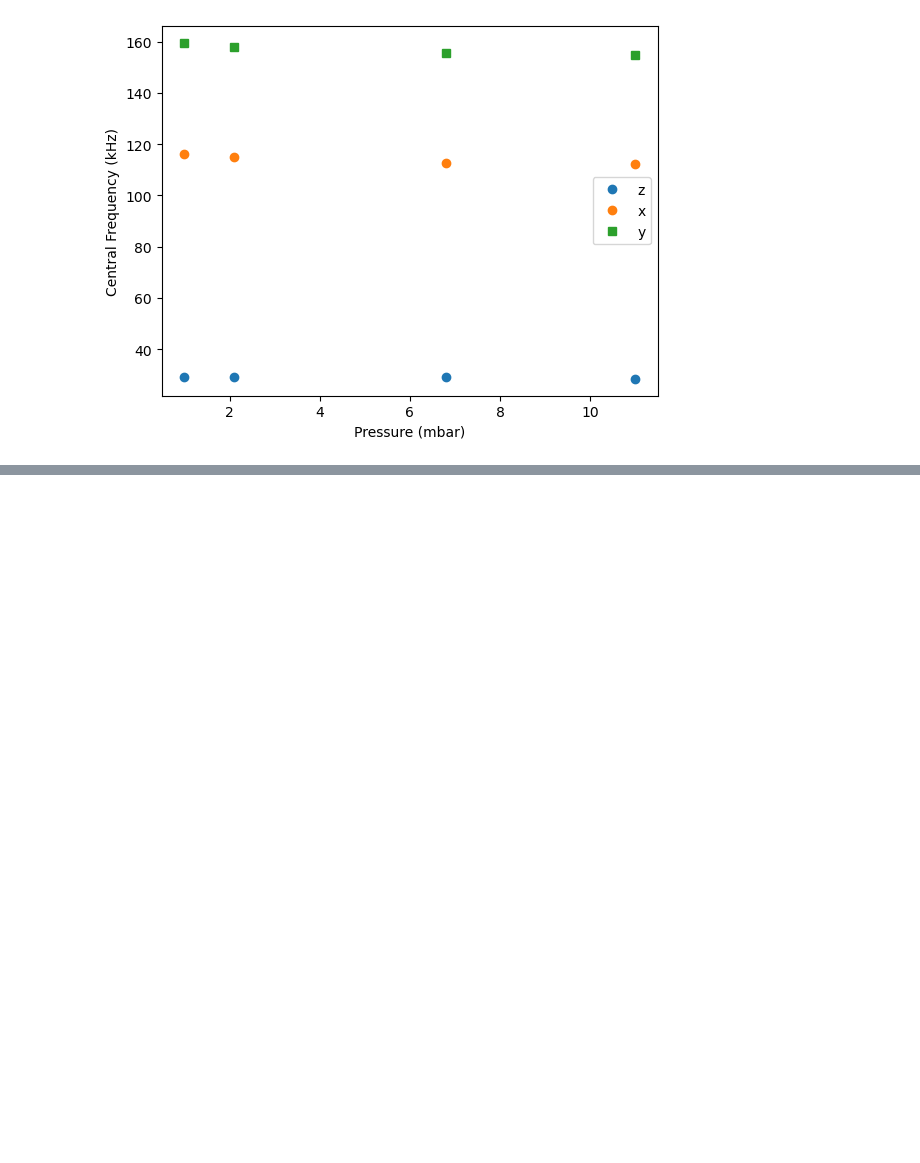
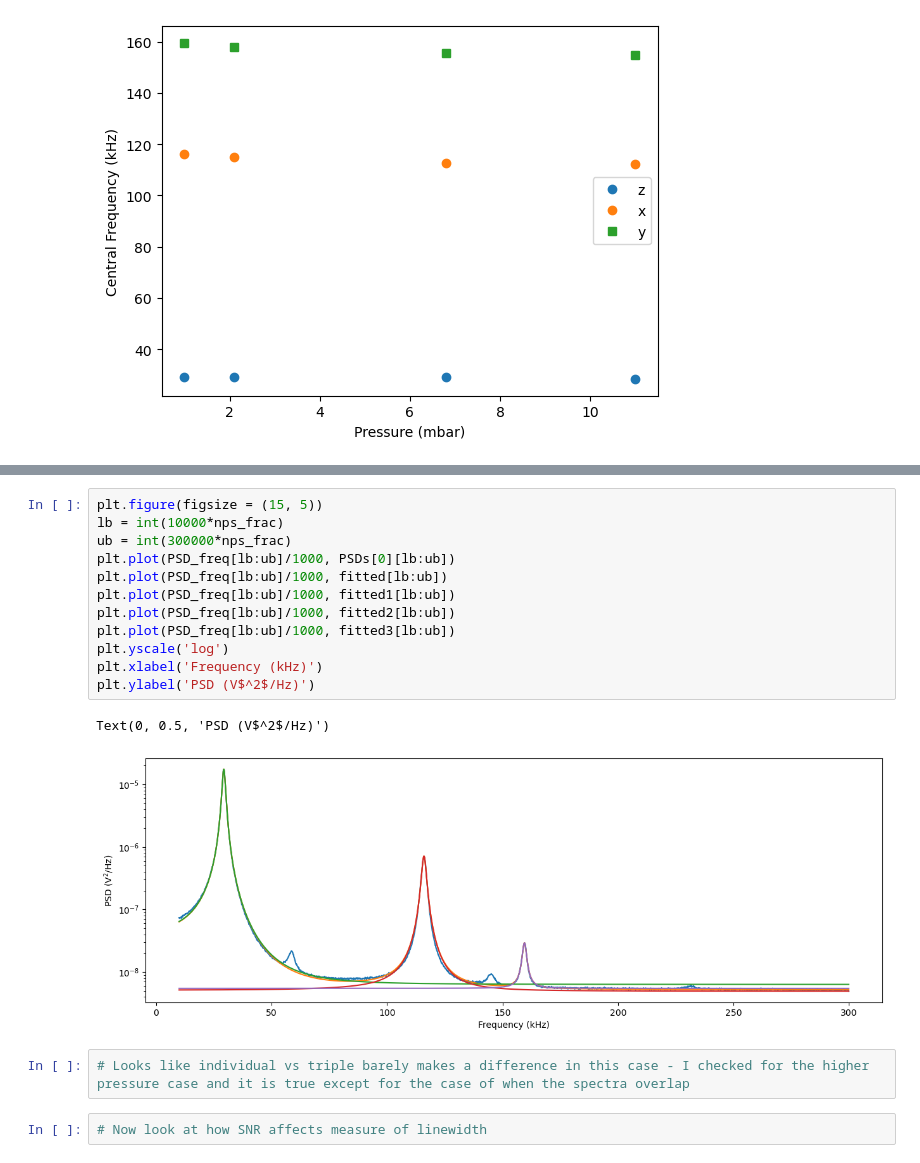
Before and after one commit to tompenny/SIMPLE_MASTQG_diamond, a Jupyter notebook: Particle properties vs pressure.ipynb, the cells around one changed output, grey strips where cells are left out. Saved outputs shown, nothing was run; the diff lists cells and outputs as text; blank space fills up the shorter version.

```diff
--- a/Particle properties vs pressure.ipynb
+++ b/Particle properties vs pressure.ipynb
@@ -457,0 +572,19 @@ Text(0, 0.5, 'PSD (V$^2$/Hz)')
+# %%
+plt.figure(figsize = (15, 5))
+lb = int(10000*nps_frac)
+ub = int(300000*nps_frac)
+plt.plot(PSD_freq[lb:ub]/1000, PSDs[0][lb:ub])
+plt.plot(PSD_freq[lb:ub]/1000, fitted[lb:ub])
+plt.plot(PSD_freq[lb:ub]/1000, fitted1[lb:ub])
+plt.plot(PSD_freq[lb:ub]/1000, fitted2[lb:ub])
+plt.plot(PSD_freq[lb:ub]/1000, fitted3[lb:ub])
+plt.yscale('log')
+plt.xlabel('Frequency (kHz)')
+plt.ylabel('PSD (V$^2$/Hz)')
+# %% [output]
+Text(0, 0.5, 'PSD (V$^2$/Hz)')
+[figure, added]
+# %%
+# Looks like individual vs triple barely makes a difference in this case - I checked for the higher pressure case and it is true except for the case of when the spectra overlap
+# %%
+# Now look at how SNR affects measure of linewidth
```
Also changed, not shown: parts of 14 cells of this notebook.
